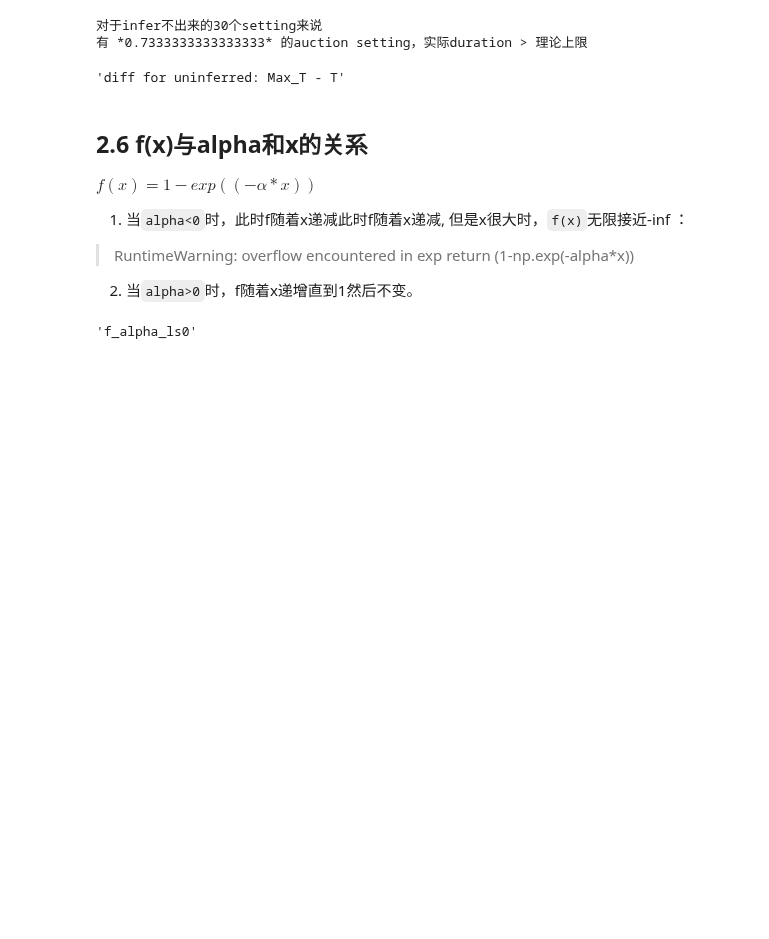
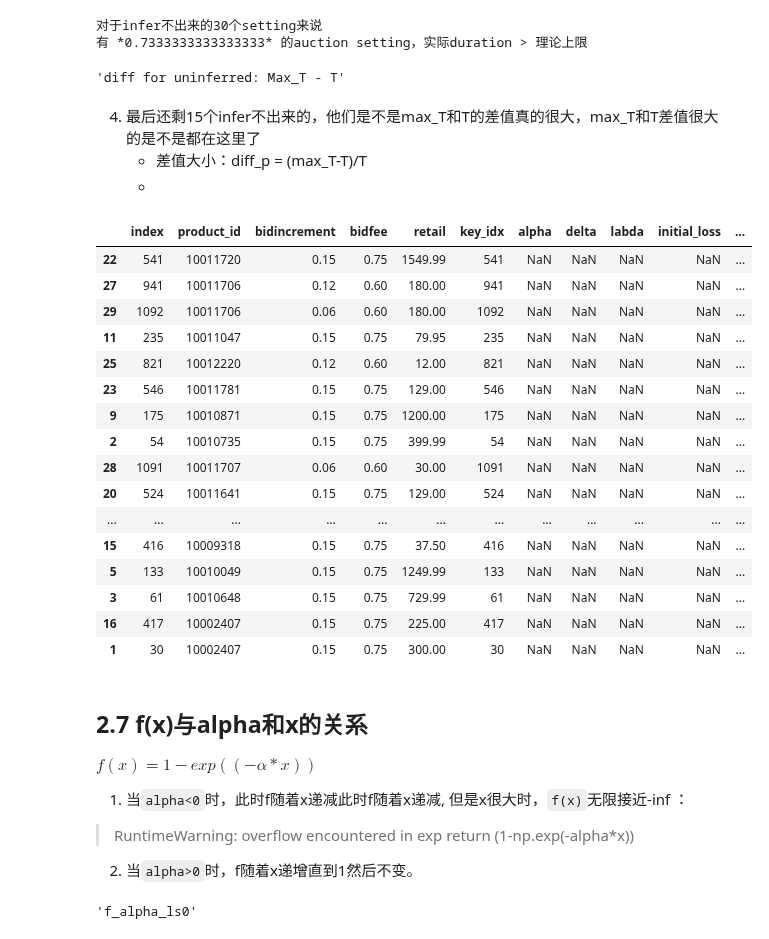
Before and after one commit to 2016317200329/PAProj, a Jupyter notebook: GT_model/SA_for_PT_model_unsolved.ipynb, the cells around one changed output. Saved outputs shown, nothing was run; the diff lists cells and outputs as text; code cells hidden in the pictures; blank space fills up the shorter version.

```diff
--- a/GT_model/SA_for_PT_model_unsolved.ipynb
+++ b/GT_model/SA_for_PT_model_unsolved.ipynb
@@ -262,8 +359,51 @@ viz.bar(diff_T_na,win = 'diff for uninferred: Max_T - T', env='002',opts= dict(t
 对于infer不出来的30个setting来说
 有 *0.7333333333333333* 的auction setting，实际duration > 理论上限
 'diff for uninferred: Max_T - T'
+# %% [markdown]
+4. 最后还剩15个infer不出来的，他们是不是max_T和T的差值真的很大，max_T和T差值很大的是不是都在这里了
+    - 差值大小：diff_p = (max_T-T)/T
+    -
+# %%
+# viz = Visdom(env='002')
+params_na_maxT_gt_T = params_na[(params_na.loc[:,'max_T'] - params_na.loc[:,'T']) > 0]
+params_na_maxT_gt_T = params_na_maxT_gt_T.copy()
+params_na_maxT_gt_T['diff_p'] = np.array(params_na_maxT_gt_T.loc[:,'max_T'] - params_na_maxT_gt_T.loc[:,'T']) / params_na_maxT_gt_T.loc[:,'T']
+params_na_maxT_gt_T.sort_values('diff_p',inplace=True)
+# print(f"对于infer不出来的 *{params_na.shape[0]}* 个setting来说")
+#print(diff_p)
+
+params_maxT_gt_T = params_opitim_delta_wset[(params_opitim_delta_wset.loc[:,'max_T'] - params_opitim_delta_wset.loc[:,'T']) > 0]
+params_maxT_gt_T = params_maxT_gt_T.copy()
+params_maxT_gt_T['diff_all_p'] = np.array(params_maxT_gt_T.loc[:,'max_T'] - params_maxT_gt_T.loc[:,'T']) / params_maxT_gt_T.loc[:,'T']
+params_maxT_gt_T.sort_values('diff_all_p',inplace=True)
+# print(diff_all_p)
+
+# print(np.array([range(0,diff_all_p.shape[0]),diff_all_p]).T)
+params_na_maxT_gt_T
+# viz.line(diff_p,np.arange(0,diff_p.shape[0]),win = 'diff percentage', env='002',update='append',opts= dict(title='diff percentage',linecolor = np.array(50)))
+# viz.line(diff_all_p,np.arange(0,diff_all_p.shape[0]),win = 'diff percentage', env='002',update='append',opts= dict(title='diff percentage'))
+# viz.scatter(diff_all_p,win = 'diff percentage',  env='002',opts= dict(title='diff percentage',legend=['diff_all_p']))
+# viz.boxplot(X=[diff_all_p,diff_p],win = 'diff percentage',env='002',opts= dict(title='diff percentage',legend=['diff_all_p','diff_p']))
+# %% [output]
+|  | index | product_id | bidincrement | bidfee | retail | key_idx | alpha | delta | labda | initial_loss | ... |
+| 22 | 541 | 10011720 | 0.15 | 0.75 | 1549.99 | 541 | NaN | NaN | NaN | NaN | ... |
+| 27 | 941 | 10011706 | 0.12 | 0.60 | 180.00 | 941 | NaN | NaN | NaN | NaN | ... |
+| 29 | 1092 | 10011706 | 0.06 | 0.60 | 180.00 | 1092 | NaN | NaN | NaN | NaN | ... |
+| 11 | 235 | 10011047 | 0.15 | 0.75 | 79.95 | 235 | NaN | NaN | NaN | NaN | ... |
+| 25 | 821 | 10012220 | 0.12 | 0.60 | 12.00 | 821 | NaN | NaN | NaN | NaN | ... |
+| 23 | 546 | 10011781 | 0.15 | 0.75 | 129.00 | 546 | NaN | NaN | NaN | NaN | ... |
+| 9 | 175 | 10010871 | 0.15 | 0.75 | 1200.00 | 175 | NaN | NaN | NaN | NaN | ... |
+| 2 | 54 | 10010735 | 0.15 | 0.75 | 399.99 | 54 | NaN | NaN | NaN | NaN | ... |
+| 28 | 1091 | 10011707 | 0.06 | 0.60 | 30.00 | 1091 | NaN | NaN | NaN | NaN | ... |
+| 20 | 524 | 10011641 | 0.15 | 0.75 | 129.00 | 524 | NaN | NaN | NaN | NaN | ... |
+| ... | ... | ... | ... | ... | ... | ... | ... | ... | ... | ... | ... |
+| 15 | 416 | 10009318 | 0.15 | 0.75 | 37.50 | 416 | NaN | NaN | NaN | NaN | ... |
+| 5 | 133 | 10010049 | 0.15 | 0.75 | 1249.99 | 133 | NaN | NaN | NaN | NaN | ... |
+| 3 | 61 | 10010648 | 0.15 | 0.75 | 729.99 | 61 | NaN | NaN | NaN | NaN | ... |
+| 16 | 417 | 10002407 | 0.15 | 0.75 | 225.00 | 417 | NaN | NaN | NaN | NaN | ... |
+| 1 | 30 | 10002407 | 0.15 | 0.75 | 300.00 | 30 | NaN | NaN | NaN | NaN | ... |
 # %% [markdown]
-## 2.6 f(x)与alpha和x的关系
+## 2.7 f(x)与alpha和x的关系
 $f(x) = 1-exp((-\alpha*x))$
 1. 当`alpha<0`时，此时f随着x递减此时f随着x递减, 但是x很大时，`f(x)`无限接近-inf ：
 > RuntimeWarning: overflow encountered in exp return (1-np.exp(-alpha*x))
```
Also changed, not shown: parts of 16 cells of this notebook, 2 other files.
